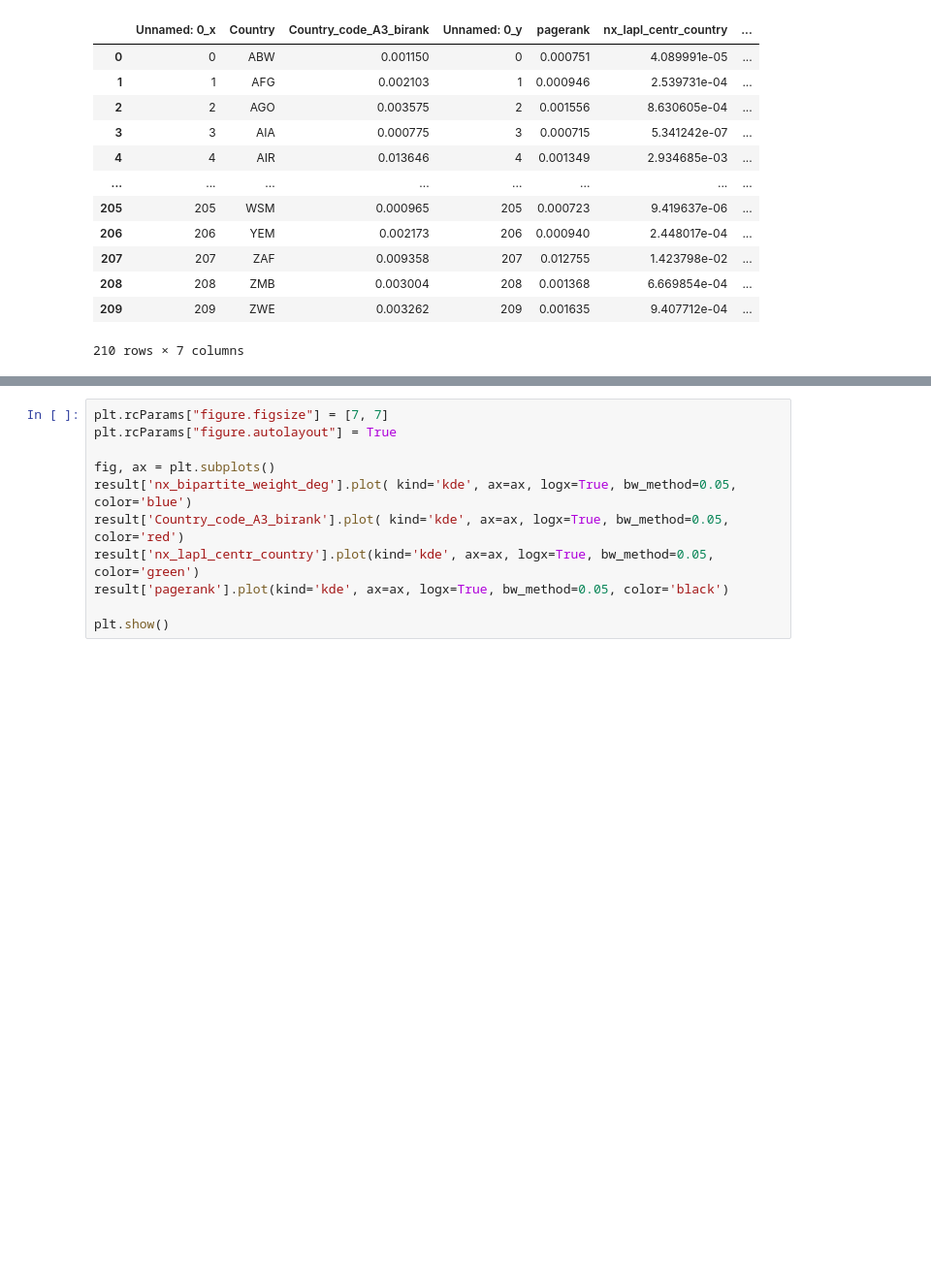
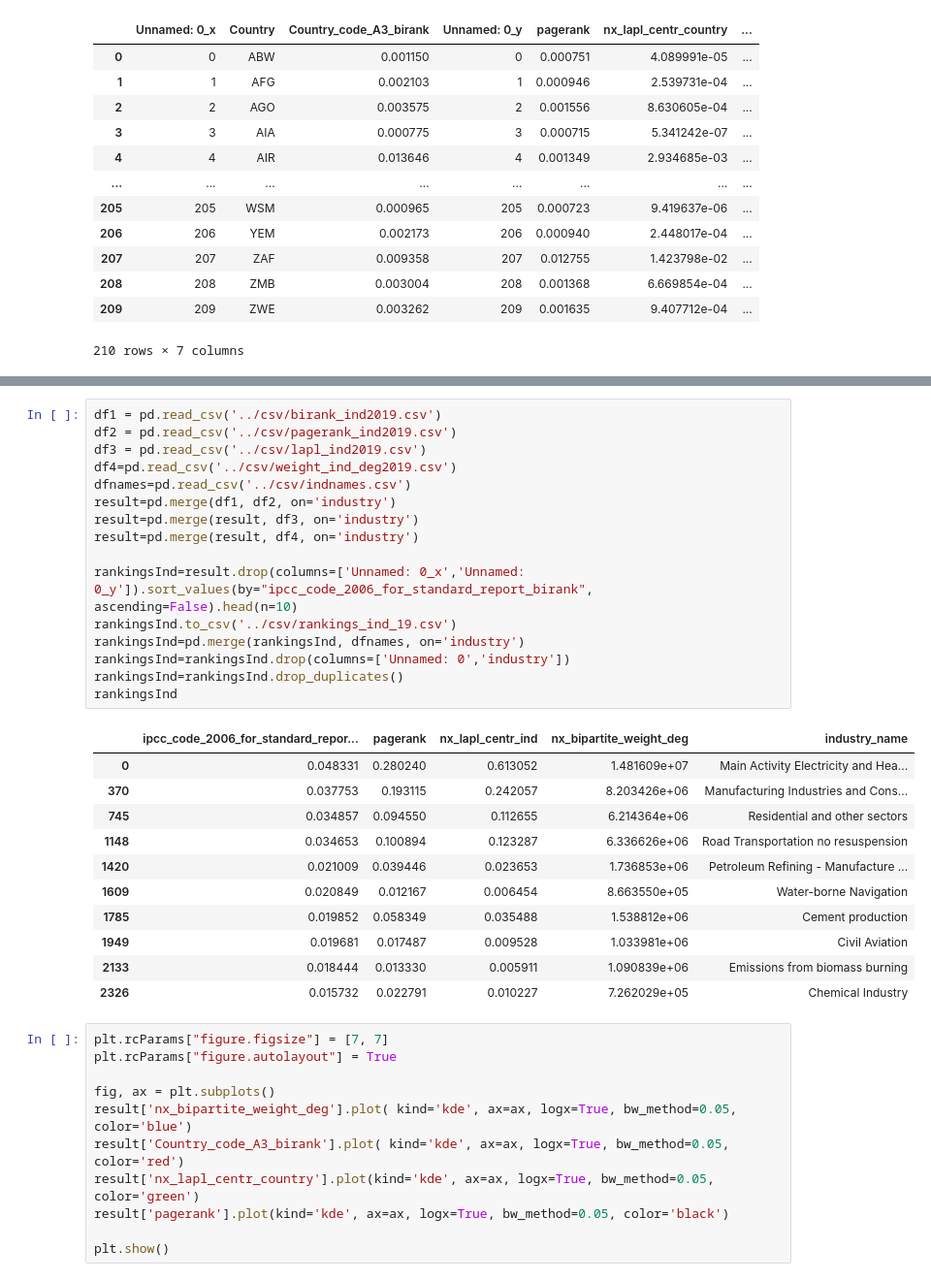
Before and after one commit to Salvadana/NetworkAnalysisProject, a Jupyter notebook: Networks/Networks.ipynb, the cells around one changed output, grey strips where cells are left out. Shown at 97% size. Cells and saved outputs as stored; diff of their text form; blank space fills up the shorter version.

```diff
--- a/Networks/Networks.ipynb
+++ b/Networks/Networks.ipynb
@@ -129,3 +145,31 @@ result
+# %%
+df1 = pd.read_csv('../csv/birank_ind2019.csv')
+df2 = pd.read_csv('../csv/pagerank_ind2019.csv')
+df3 = pd.read_csv('../csv/lapl_ind2019.csv')
+df4=pd.read_csv('../csv/weight_ind_deg2019.csv')
+dfnames=pd.read_csv('../csv/indnames.csv')
+result=pd.merge(df1, df2, on='industry')
+result=pd.merge(result, df3, on='industry')
+result=pd.merge(result, df4, on='industry')
+
+rankingsInd=result.drop(columns=['Unnamed: 0_x','Unnamed: 0_y']).sort_values(by="ipcc_code_2006_for_standard_report_birank", ascending=False).head(n=10)
+rankingsInd.to_csv('../csv/rankings_ind_19.csv')
+rankingsInd=pd.merge(rankingsInd, dfnames, on='industry')
+rankingsInd=rankingsInd.drop(columns=['Unnamed: 0','industry'])
+rankingsInd=rankingsInd.drop_duplicates()
+rankingsInd
+# %% [output]
+|  | ipcc_code_2006_for_standard_repor... | pagerank | nx_lapl_centr_ind | nx_bipartite_weight_deg | industry_name |
+| 0 | 0.048331 | 0.280240 | 0.613052 | 1.481609e+07 | Main Activity Electricity and Hea... |
+| 370 | 0.037753 | 0.193115 | 0.242057 | 8.203426e+06 | Manufacturing Industries and Cons... |
+| 745 | 0.034857 | 0.094550 | 0.112655 | 6.214364e+06 | Residential and other sectors |
+| 1148 | 0.034653 | 0.100894 | 0.123287 | 6.336626e+06 | Road Transportation no resuspension |
+| 1420 | 0.021009 | 0.039446 | 0.023653 | 1.736853e+06 | Petroleum Refining - Manufacture ... |
+| 1609 | 0.020849 | 0.012167 | 0.006454 | 8.663550e+05 | Water-borne Navigation |
+| 1785 | 0.019852 | 0.058349 | 0.035488 | 1.538812e+06 | Cement production |
+| 1949 | 0.019681 | 0.017487 | 0.009528 | 1.033981e+06 | Civil Aviation |
+| 2133 | 0.018444 | 0.013330 | 0.005911 | 1.090839e+06 | Emissions from biomass burning |
+| 2326 | 0.015732 | 0.022791 | 0.010227 | 7.262029e+05 | Chemical Industry |
 # %%
 plt.rcParams["figure.figsize"] = [7, 7]
 plt.rcParams["figure.autolayout"] = True
```
Also changed, not shown: parts of 5 cells of this notebook, 16 other files.
